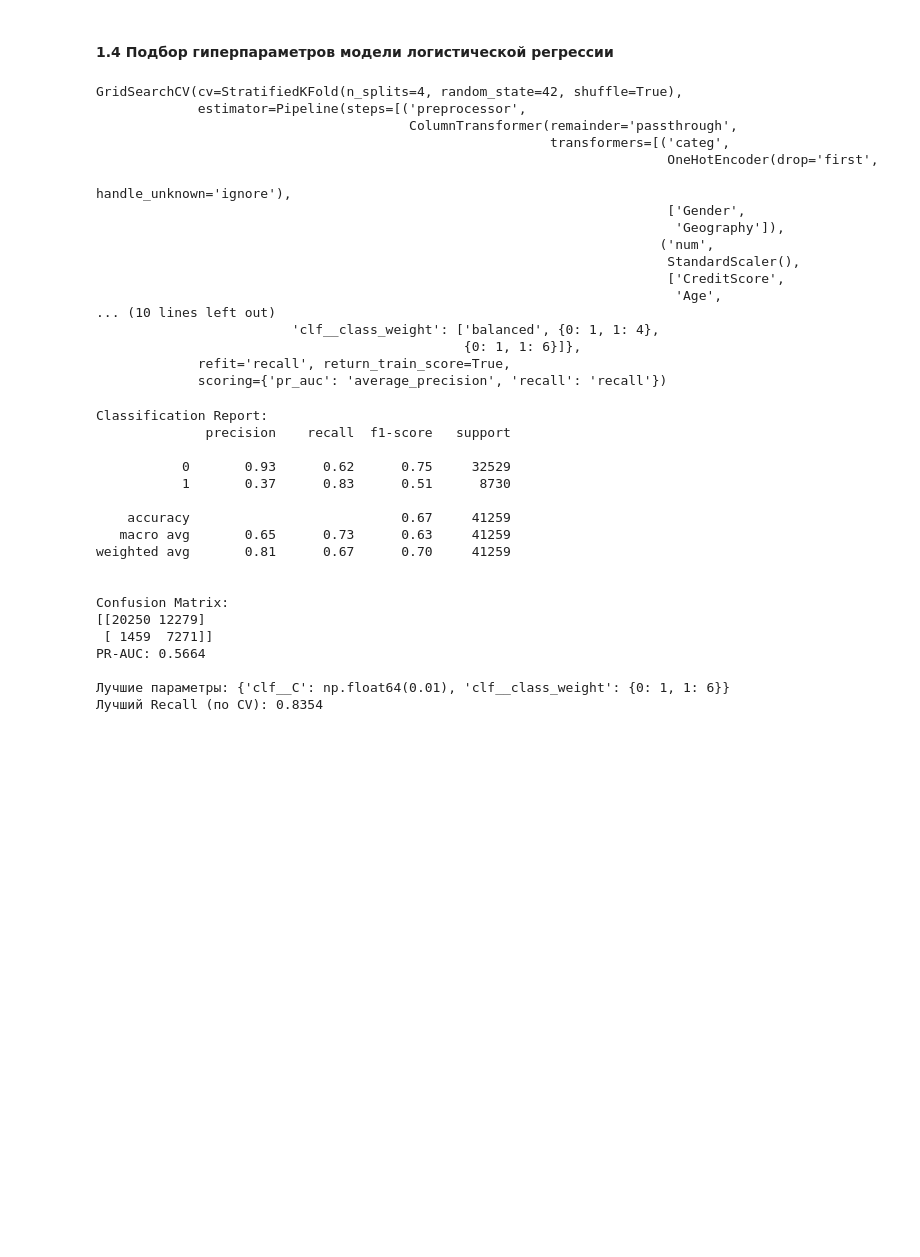
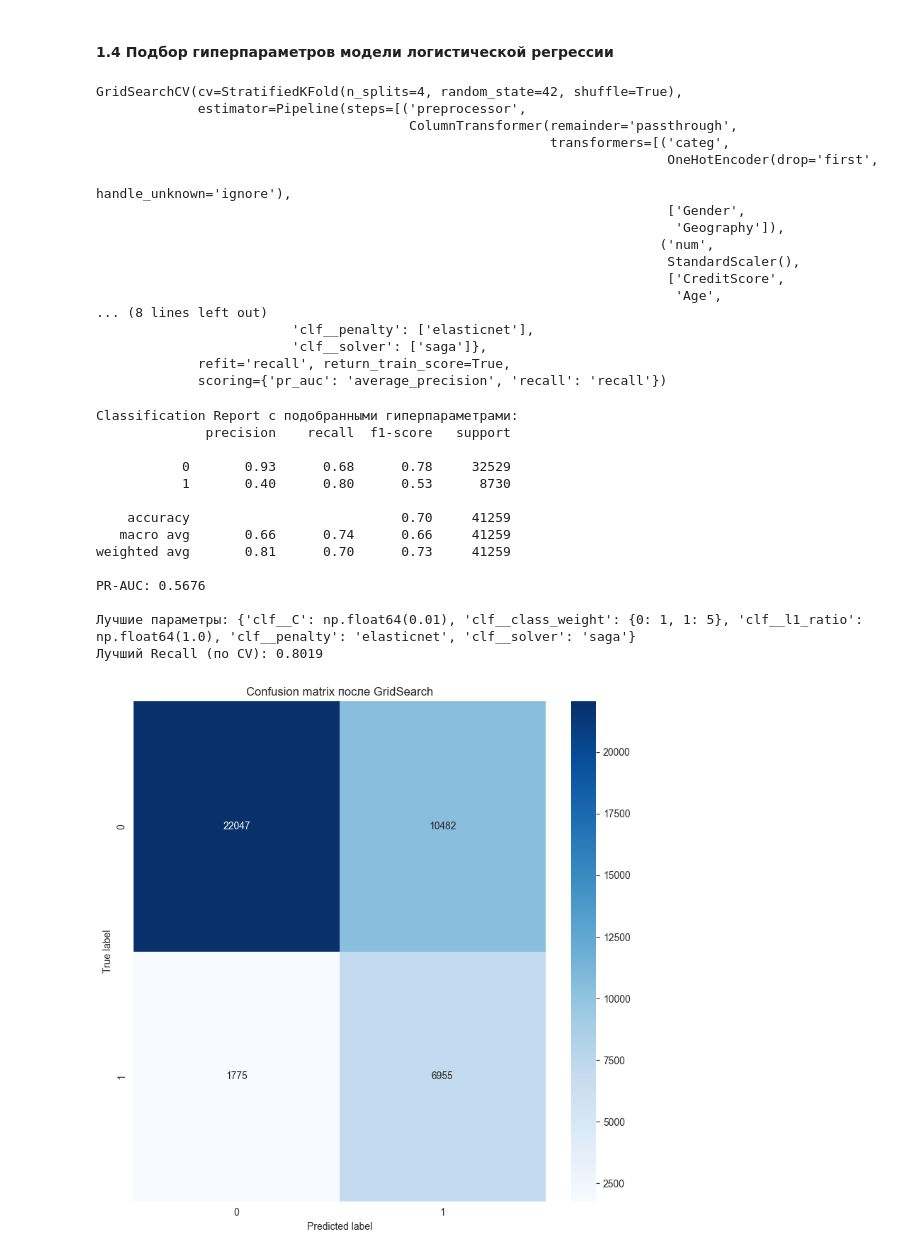
Before and after one commit to LinkiChmu/Bank_customer_churn_prediction, a Jupyter notebook: src/model/baseline.ipynb, the cells around one changed output. Drawn from its saved outputs; the diff is of its cells as text; code cells hidden in the pictures; blank space fills up the shorter version.

```diff
--- a/src/model/baseline.ipynb
+++ b/src/model/baseline.ipynb
@@ -155,7 +171,10 @@ F1 (class 1): 0.5578
 # %%
 param_grid = {
     'clf__C': np.logspace(-2, 2, 7),
-    'clf__class_weight': ['balanced', {0: 1, 1: 4}, {0: 1, 1: 6}]
+    'clf__class_weight': ['balanced', {0: 1, 1: 5}],
+    'clf__l1_ratio': np.linspace(0.1, 1.0, 7),
+    'clf__penalty': ['elasticnet'],  # для будущего PolynomialFeatures
+    'clf__solver': ['saga'],  # для будущего PolynomialFeatures
 }
 grid = GridSearchCV(pipeline,
                     param_grid,
@@ -166,7 +185,8 @@ grid = GridSearchCV(pipeline,
                     },
                     refit='recall',
                     n_jobs=-1,
-                    return_train_score=True)
+                    return_train_score=True,
+                    )
 grid.fit(X_train, y_train)
 # %% [output]
 GridSearchCV(cv=StratifiedKFold(n_splits=4, random_state=42, shuffle=True),
@@ -181,45 +201,40 @@ GridSearchCV(cv=StratifiedKFold(n_splits=4, random_state=42, shuffle=True),
                                                                          StandardScaler(),
                                                                          ['CreditScore',
                                                                           'Age',
-... (10 lines left out)
-                         'clf__class_weight': ['balanced', {0: 1, 1: 4},
-                                               {0: 1, 1: 6}]},
+... (8 lines left out)
+                         'clf__penalty': ['elasticnet'],
+                         'clf__solver': ['saga']},
              refit='recall', return_train_score=True,
              scoring={'pr_auc': 'average_precision', 'recall': 'recall'})
 # %%
 best_model = grid.best_estimator_
 
-# Предсказания на тесте
-y_pred = best_model.predict(X_test)
-y_proba = best_model.predict_proba(X_test)[:, 1]
+y_pred_opt = best_model.predict(X_test)
+y_proba_opt = best_model.predict_proba(X_test)[:, 1]
 
-print("Classification Report:")
-print(classification_report(y_test, y_pred))
+print("Classification Report с подобранными гиперпараметрами:")
+print(classification_report(y_test, y_pred_opt))
 
-print("\nConfusion Matrix:")
-print(confusion_matrix(y_test, y_pred))
+print(f"PR-AUC: {average_precision_score(y_test, y_proba_opt):.4f}")
 
-print(f"PR-AUC: {average_precision_score(y_test, y_proba):.4f}")
-
-# 4. Итоги поиска
 print(f"\nЛучшие параметры: {grid.best_params_}")
 print(f"Лучший Recall (по CV): {grid.best_score_:.4f}")
 # %% [output]
-Classification Report:
+Classification Report с подобранными гиперпараметрами:
               precision    recall  f1-score   support
 
-           0       0.93      0.62      0.75     32529
-           1       0.37      0.83      0.51      8730
+           0       0.93      0.68      0.78     32529
+           1       0.40      0.80      0.53      8730
 
-    accuracy                           0.67     41259
-   macro avg       0.65      0.73      0.63     41259
-weighted avg       0.81      0.67      0.70     41259
+    accuracy                           0.70     41259
+   macro avg       0.66      0.74      0.66     41259
+weighted avg       0.81      0.70      0.73     41259
 
+PR-AUC: 0.5676
 
-Confusion Matrix:
-[[20250 12279]
- [ 1459  7271]]
-PR-AUC: 0.5664
-
-Лучшие параметры: {'clf__C': np.float64(0.01), 'clf__class_weight': {0: 1, 1: 6}}
-Лучший Recall (по CV): 0.8354
+Лучшие параметры: {'clf__C': np.float64(0.01), 'clf__class_weight': {0: 1, 1: 5}, 'clf__l1_ratio': np.float64(1.0), 'clf__penalty': 'elasticnet', 'clf__solver': 'saga'}
+Лучший Recall (по CV): 0.8019
+# %%
+plot_confusion_matrix(y_test, y_pred_opt, "после GridSearch")
+# %% [output]
+[figure, added]
```
Also changed, not shown: parts of 17 cells of this notebook.
